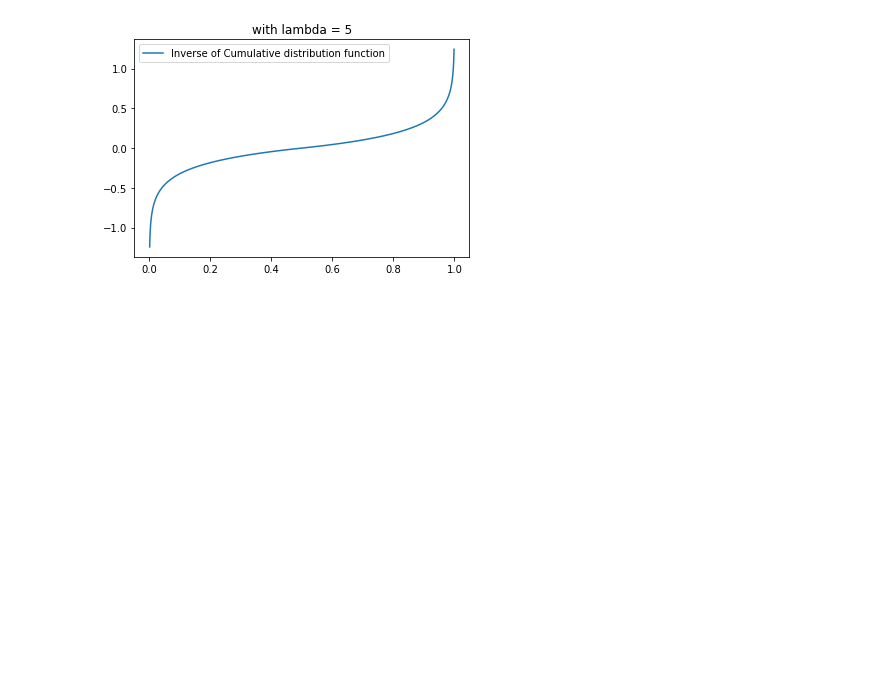
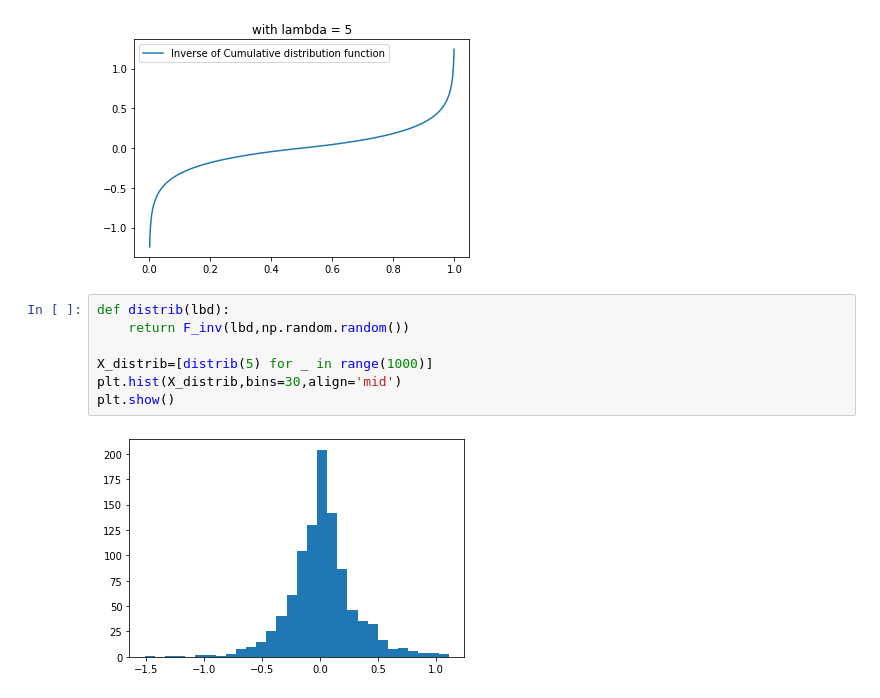
Before and after one commit to BDouchet/SDATA, a Jupyter notebook: MonteCarlo.ipynb, the cells around one changed output. Drawn from its saved outputs; the diff is of its cells as text; blank space fills up the shorter version.

```diff
--- a/MonteCarlo.ipynb
+++ b/MonteCarlo.ipynb
@@ -224,3 +227,12 @@ plt.legend(loc='upper left')
 plt.show()
 # %% [output]
 [figure]
+# %%
+def distrib(lbd):
+    return F_inv(lbd,np.random.random())
+
+X_distrib=[distrib(5) for _ in range(1000)]
+plt.hist(X_distrib,bins=30,align='mid')
+plt.show()
+# %% [output]
+[figure, added]
```
Also changed, not shown: parts of 20 cells of this notebook.
